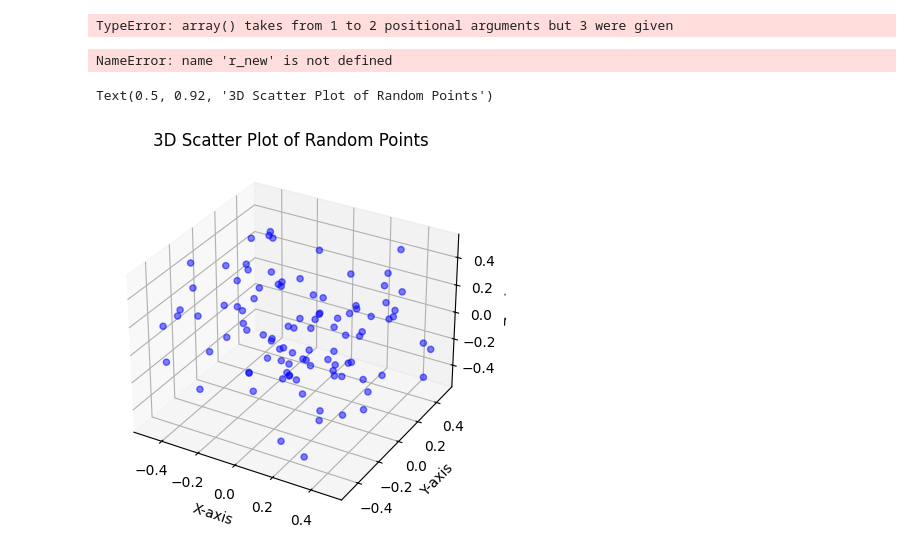
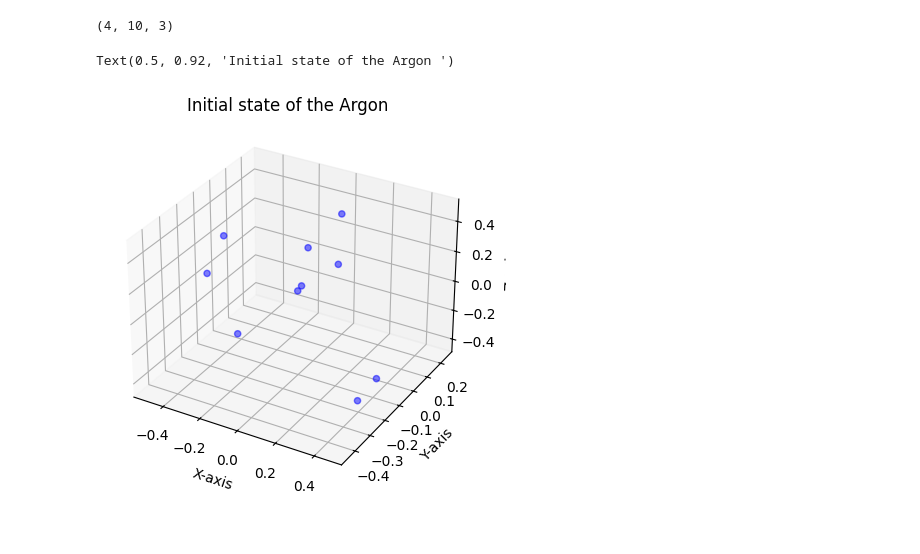
Before and after one commit to corinnawegner/Computational-physics, a Jupyter notebook: Project 3/Problem 1.ipynb, the cells around one changed output. Cells and saved outputs as stored; diff of their text form; code cells hidden in the pictures.

Commit message:
Verlet algorithm

```diff
--- a/Project 3/Problem 1.ipynb
+++ b/Project 3/Problem 1.ipynb
@@ -9,14 +9,14 @@ m = 48
 T = 1
 L = 1
 
-r_0 = np.random.uniform(-L/2, L/2, (N_0,N_0,N_0)) #randomly between 0 and L with gaussian distribution, mean 0, std sqrt(kT^*/m^*), m^* = 48, k = 1, are the velocities normally distributed in every seperate direction?
-v_0 = np.random.normal(0,np.sqrt(T/48), (N_0, N_0, N_0))
+r_0 = np.random.uniform(-L/2, L/2, (N_0, 3)) #randomly between 0 and L with gaussian distribution, mean 0, std sqrt(kT^*/m^*), m^* = 48, k = 1, are the velocities normally distributed in every seperate direction?
+v_0 = np.random.normal(0,np.sqrt(T/48), (N_0, 3))
 
 """
 r_0: Initial positions of the system
-    r_0[x_i]: x_i-positions of the particles, 1D-array of length N
+    r_0[i]: 1D-array with 3 values, the coordinates of the i'th particle
 v_0: Initial velocities of the system particles
-    v_0[x_i]: velocities of the particles in the x_i-direction, 1D-array of length N
+    v_0[i]: 1D-array with 3 values, the velocity values of the i'th particle
 """
 
 def f(r_i, r_j):
@@ -24,51 +24,61 @@ def f(r_i, r_j):
     f_x = m*(r_i[0]-r_j[0])*(r_ij**(-14)+0.5*r_ij**(-8))
     f_y = m*(r_i[1]-r_j[1])*(r_ij**(-14)+0.5*r_ij**(-8))
     f_z = m*(r_i[2]-r_j[2])*(r_ij**(-14)+0.5*r_ij**(-8))
-    return np.array(f_x, f_y, f_z)
+    return np.array([f_x, f_y, f_z])
+
+def arange_without(i):
+    original_array = np.arange(N_0)
+    result_array = original_array[original_array != i]
+    return result_array
 
 def F(r):
-    return np.array([[f(r_i, r_k) for r_k in r] for r_i in r])
+    return np.array([np.sum(np.array([f(r[i], r[k]) for k in arange_without(i)]), axis=0) for i in range(r.shape[0])])
 
-def verlet_step(r, v, F):
-    """For one particle"""
-    v_tilde = v + h/(2*m)*F
+def verlet_step(r, v):
+    v_tilde = v + h/(2*m)*F(r)
     r_next = r + h*v_tilde
     f_next = F(r_next)
-    v_next = v_tilde + h/(2*m)*f_next
+    v_next = v_tilde + (h/(2*m))*f_next
     return r_next, v_next
 
-r_new = verlet_step(r_0, v_0, F(r_0))
+def verlet_algorithm(r_0, v_0, num_steps):
+    list_r = [r_0]
+    list_v = [v_0]
+    for t in range(num_steps):
+        r_new, v_new = verlet_step(list_r[-1], list_v[-1])
+        list_r.append(r_new)
+        list_v.append(v_new)
+    return np.array(list_r), np.array(list_v)
-# %% [output]
-TypeError: array() takes from 1 to 2 positional arguments but 3 were given
-# %%
-r_new.shape
-# %% [output]
-NameError: name 'r_new' is not defined
+# %%
+r_total, v_total = verlet_algorithm(r_0, v_0, 3)
+r_total.shape
+# %% [output]
+(4, 10, 3)
 # %%
 #Seeing how the initial state looks like
 #ax = plt.figure().add_subplot(projection='3d')
 
 fig = plt.figure()
 ax = fig.add_subplot(111, projection='3d')
 
 # Extract x, y, and z coordinates
-x = r_0[0].flatten()
-y = r_0[1].flatten()
-z = r_0[2].flatten()
+x = r_0[:,0].flatten()
+y = r_0[:,1].flatten()
+z = r_0[:,2].flatten()
 
 # Plot the points
 ax.scatter(x, y, z, c='b', marker='o', alpha=0.5)
 
 # Set labels
 ax.set_xlabel('X-axis')
 ax.set_ylabel('Y-axis')
 ax.set_zlabel('Z-axis')
 
 # Set the title
 ax.set_title('Initial state of the Argon ')
 
 # Show the plot
 #plt.show()
 # %% [output]
-Text(0.5, 0.92, '3D Scatter Plot of Random Points')
+Text(0.5, 0.92, 'Initial state of the Argon ')
-[figure, old version]
+[figure, new version]
```
